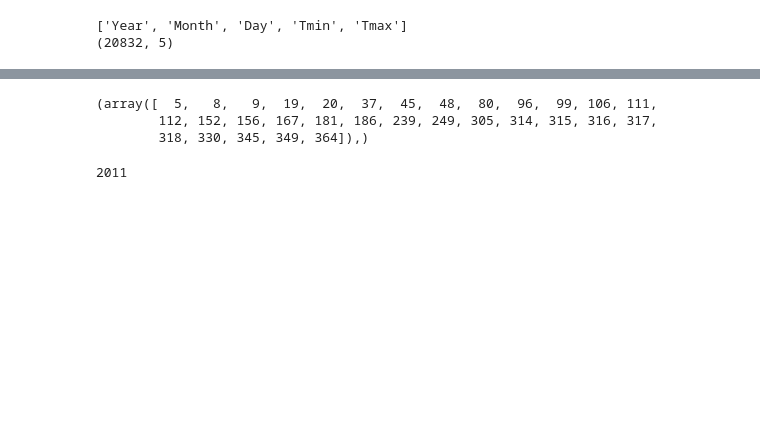
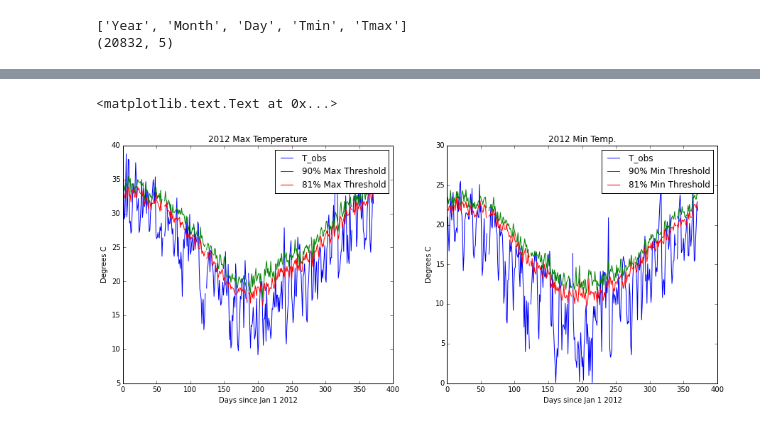
Before and after one commit to gottscott/heat, a Jupyter notebook: BAtempanalysis.ipynb, the cells around one changed output, grey strips where cells are left out. Saved outputs shown, nothing was run; the diff lists cells and outputs as text; code cells hidden in the pictures; blank space fills up the shorter version.

```diff
--- a/BAtempanalysis.ipynb
+++ b/BAtempanalysis.ipynb
@@ -39,11 +65,24 @@ plt.plot(maxdailytempthreshold[1])
-# %%
-hwindices = np.where( data[-(12*31*3):-(12*31*2),4] > maxdailytempthreshold[1])
-hwindices
-# %% [output]
-(array([  5,   8,   9,  19,  20,  37,  45,  48,  80,  96,  99, 106, 111,
-        112, 152, 156, 167, 181, 186, 239, 249, 305, 314, 315, 316, 317,
-        318, 330, 345, 349, 364]),)
-# %%
-2014-3
-# %% [output]
-2011
+# %%
+#plot max temp for 2012
+plt.figure(figsize = (15,6))
+plt.subplot(1,2,1)
+plt.plot(data[-(12*31*3):-(12*31*2),4])
+plt.plot(maxdailytempthreshold[1])
+plt.plot(maxdailytempthreshold[0])
+plt.title('2012 Max Temperature')
+plt.legend(['T_obs', '90% Max Threshold','81% Max Threshold'])
+plt.xlabel('Days since Jan 1 2012')
+plt.ylabel('Degrees C')
+
+plt.subplot(1,2,2)
+#plot Min temp for 2012
+plt.plot(data[-(12*31*3):-(12*31*2),3])
+plt.plot(mindailytempthreshold[1])
+plt.plot(mindailytempthreshold[0])
+plt.title('2012 Min Temp.')
+plt.legend(['T_obs', '90% Min Threshold','81% Min Threshold'])
+plt.xlabel('Days since Jan 1 2012')
+plt.ylabel('Degrees C')
+# %% [output]
+<matplotlib.text.Text at 0x...>
+[figure, added]
```
Also changed, not shown: parts of 18 cells of this notebook, 7 other files.
